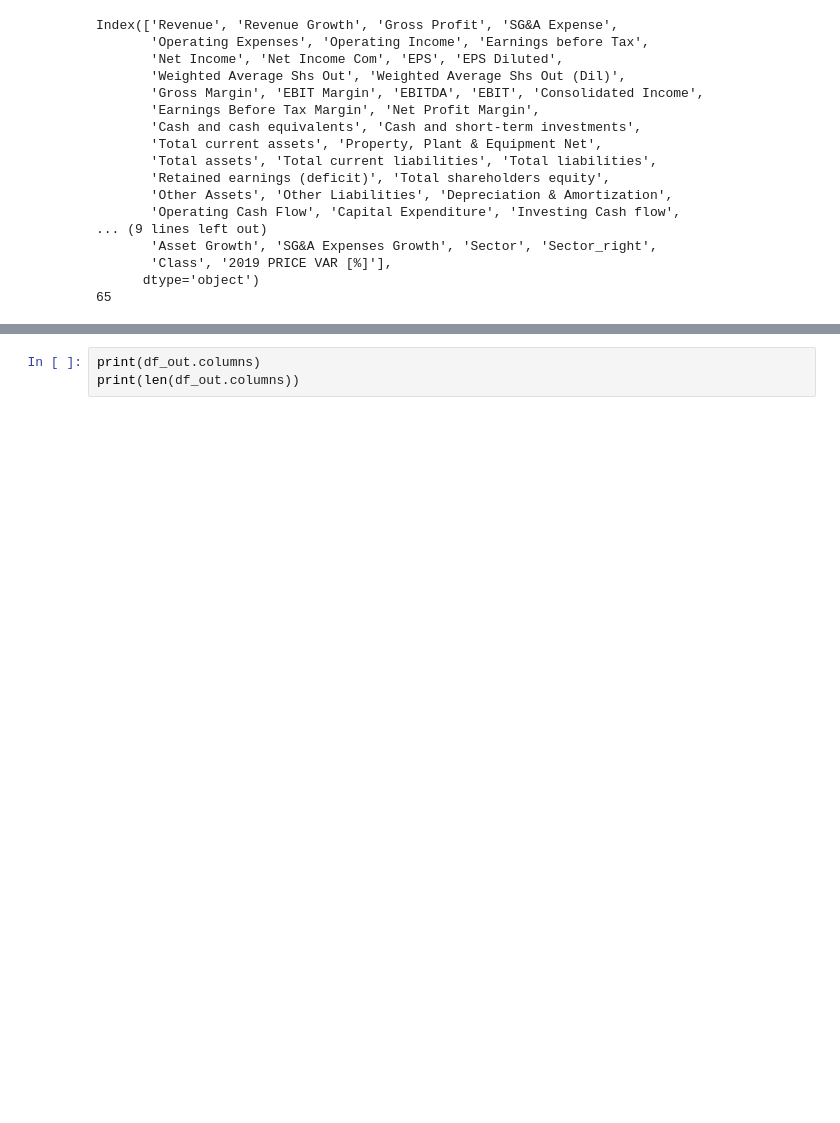
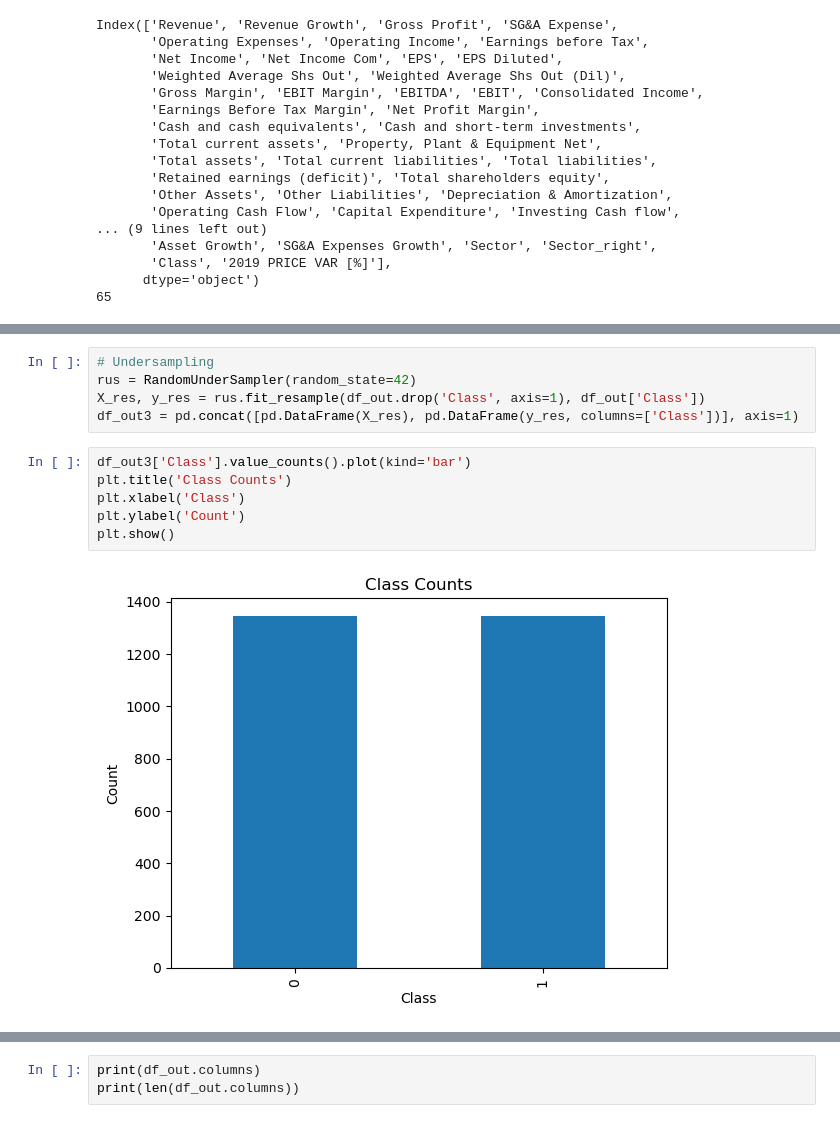
Before and after one commit to hamzehbhamdan/AC209a-Project, a Jupyter notebook: financial_indicators_project.ipynb, the cells around one changed output, grey strips where cells are left out. Drawn from its saved outputs; the diff is of its cells as text; blank space fills up the shorter version.

```diff
--- a/financial_indicators_project.ipynb
+++ b/financial_indicators_project.ipynb
@@ -524,0 +545,13 @@ Index(['Revenue', 'Revenue Growth', 'Gross Profit', 'SG&A Expense',
+# %%
+# Undersampling
+rus = RandomUnderSampler(random_state=42)
+X_res, y_res = rus.fit_resample(df_out.drop('Class', axis=1), df_out['Class'])
+df_out3 = pd.concat([pd.DataFrame(X_res), pd.DataFrame(y_res, columns=['Class'])], axis=1)
+# %%
+df_out3['Class'].value_counts().plot(kind='bar')
+plt.title('Class Counts')
+plt.xlabel('Class')
+plt.ylabel('Count')
+plt.show()
+# %% [output]
+[figure, added]
```
Also changed, not shown: parts of 24 cells of this notebook.
